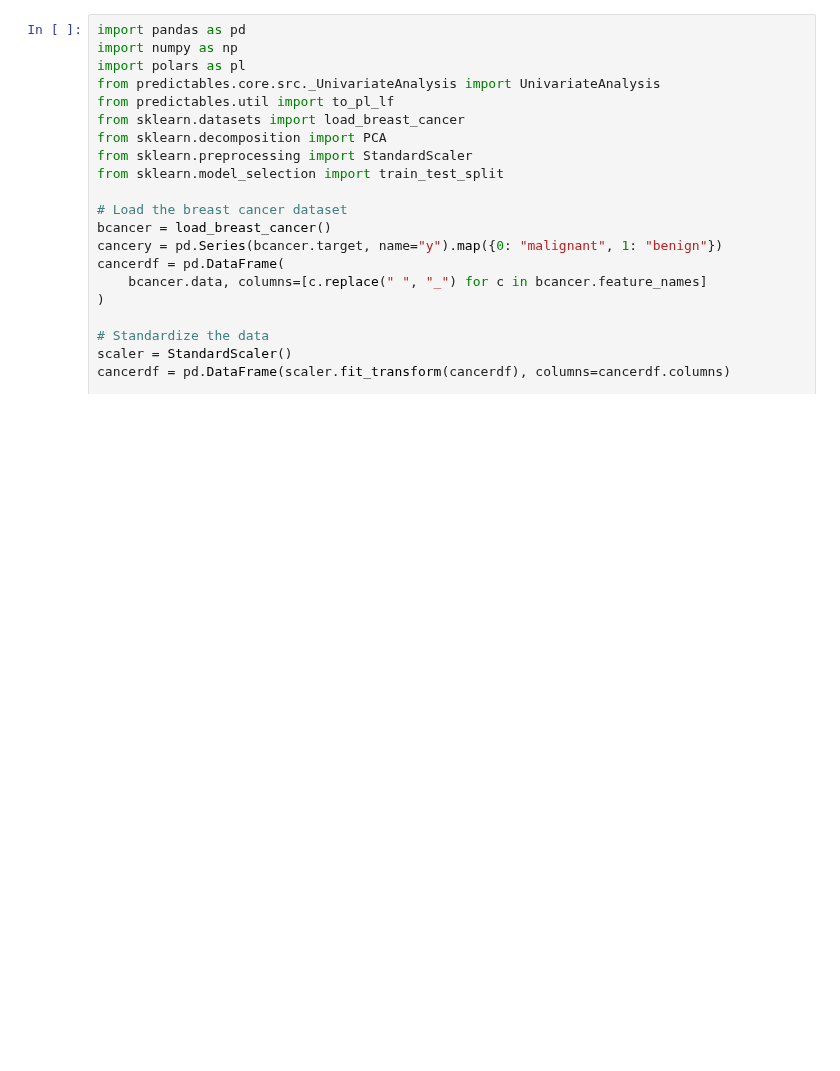
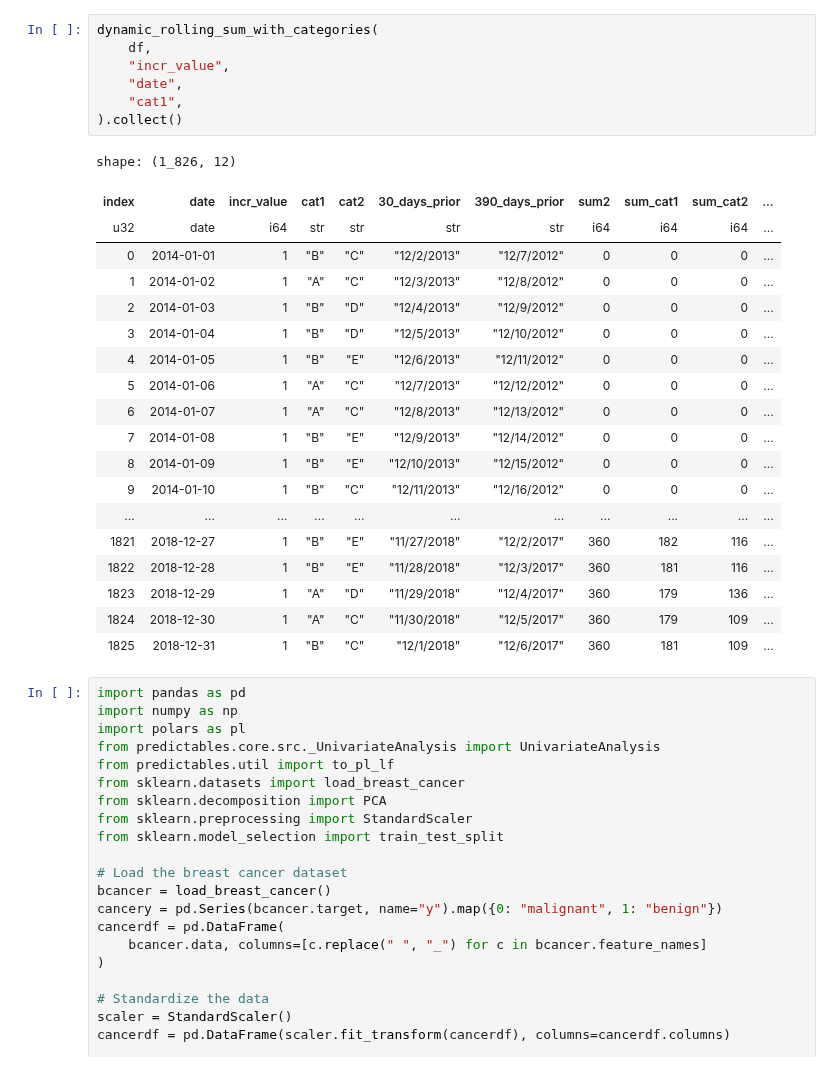
Before and after one commit to predictables/predictables, a Jupyter notebook: dev_univariate.ipynb, the cells around one changed output. Saved outputs shown, nothing was run; the diff lists cells and outputs as text; blank space fills up the shorter version.

```diff
--- a/dev_univariate.ipynb
+++ b/dev_univariate.ipynb
@@ -56,3 +143,30 @@ shape: (0, 10)
+# %%
+dynamic_rolling_sum_with_categories(
+    df,
+    "incr_value",
+    "date",
+    "cat1",
+).collect()
+# %% [output]
+shape: (1_826, 12)
+| index | date | incr_value | cat1 | cat2 | 30_days_prior | 390_days_prior | sum2 | sum_cat1 | sum_cat2 | ... |
+| u32 | date | i64 | str | str | str | str | i64 | i64 | i64 | ... |
+| 0 | 2014-01-01 | 1 | "B" | "C" | "12/2/2013" | "12/7/2012" | 0 | 0 | 0 | ... |
+| 1 | 2014-01-02 | 1 | "A" | "C" | "12/3/2013" | "12/8/2012" | 0 | 0 | 0 | ... |
+| 2 | 2014-01-03 | 1 | "B" | "D" | "12/4/2013" | "12/9/2012" | 0 | 0 | 0 | ... |
+| 3 | 2014-01-04 | 1 | "B" | "D" | "12/5/2013" | "12/10/2012" | 0 | 0 | 0 | ... |
+| 4 | 2014-01-05 | 1 | "B" | "E" | "12/6/2013" | "12/11/2012" | 0 | 0 | 0 | ... |
+| 5 | 2014-01-06 | 1 | "A" | "C" | "12/7/2013" | "12/12/2012" | 0 | 0 | 0 | ... |
+| 6 | 2014-01-07 | 1 | "A" | "C" | "12/8/2013" | "12/13/2012" | 0 | 0 | 0 | ... |
+| 7 | 2014-01-08 | 1 | "B" | "E" | "12/9/2013" | "12/14/2012" | 0 | 0 | 0 | ... |
+| 8 | 2014-01-09 | 1 | "B" | "E" | "12/10/2013" | "12/15/2012" | 0 | 0 | 0 | ... |
+| 9 | 2014-01-10 | 1 | "B" | "C" | "12/11/2013" | "12/16/2012" | 0 | 0 | 0 | ... |
+| ... | ... | ... | ... | ... | ... | ... | ... | ... | ... | ... |
+| 1821 | 2018-12-27 | 1 | "B" | "E" | "11/27/2018" | "12/2/2017" | 360 | 182 | 116 | ... |
+| 1822 | 2018-12-28 | 1 | "B" | "E" | "11/28/2018" | "12/3/2017" | 360 | 181 | 116 | ... |
+| 1823 | 2018-12-29 | 1 | "A" | "D" | "11/29/2018" | "12/4/2017" | 360 | 179 | 136 | ... |
+| 1824 | 2018-12-30 | 1 | "A" | "C" | "11/30/2018" | "12/5/2017" | 360 | 179 | 109 | ... |
+| 1825 | 2018-12-31 | 1 | "B" | "C" | "12/1/2018" | "12/6/2017" | 360 | 181 | 109 | ... |
 # %%
 import pandas as pd
 import numpy as np
```
Also changed, not shown: parts of 3 cells of this notebook, 13 other files.
